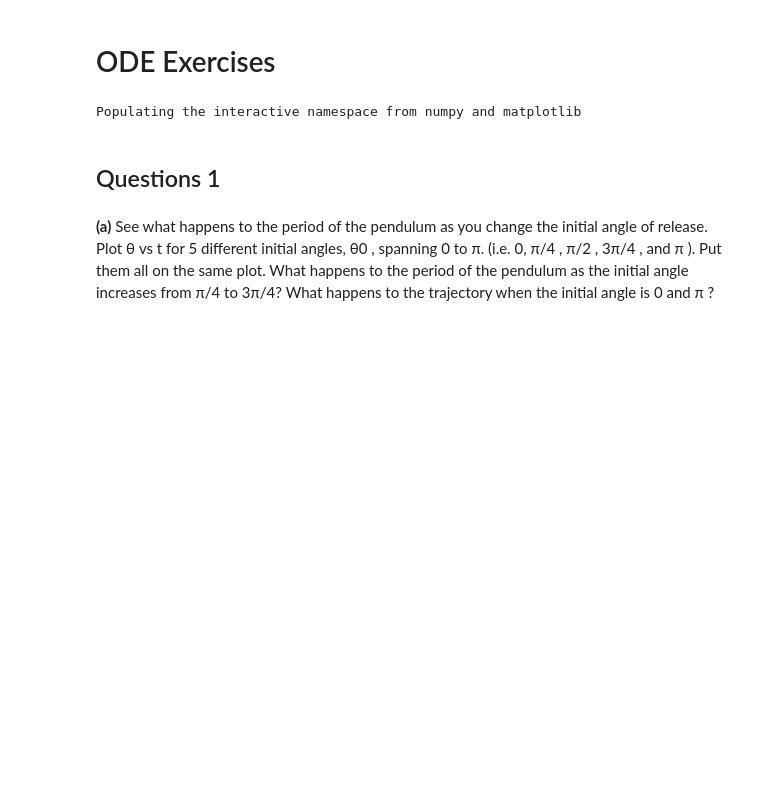
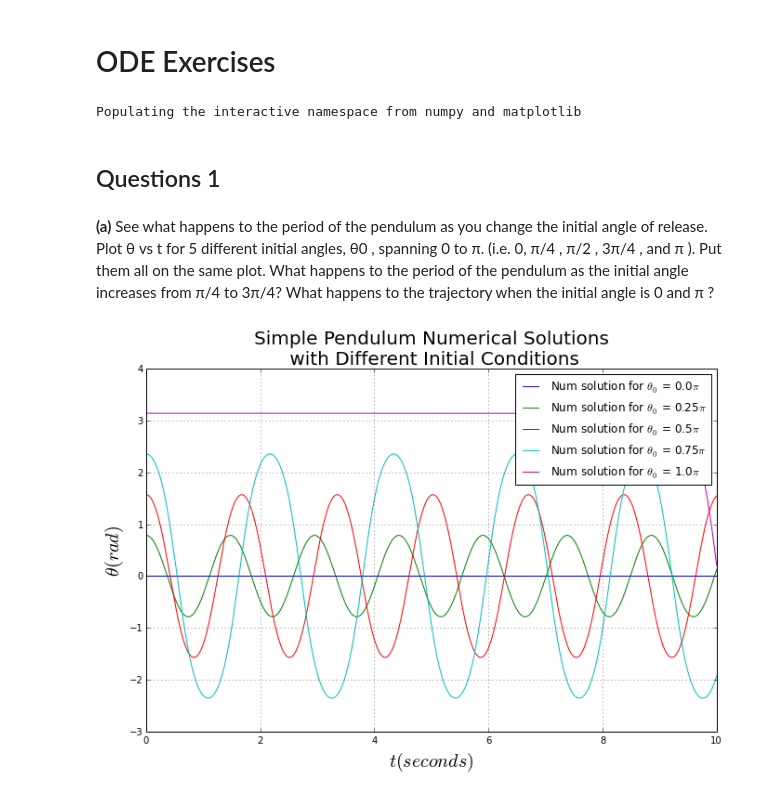
Before and after one commit to pnguye41/PHYS202-S14, a Jupyter notebook: SciPy/ODEExercises.ipynb, the cells around one changed output. Drawn from its saved outputs; the diff is of its cells as text; code cells hidden in the pictures; blank space fills up the shorter version.

Commit message:
modified Integration, MC Integration, and ODE Exercises

```diff
--- a/SciPy/ODEExercises.ipynb
+++ b/SciPy/ODEExercises.ipynb
@@ -14,22 +14,33 @@ Populating the interactive namespace from numpy and matplotlib
 # %%
 g = 9.8 #m/w^2
 ell = 0.5 #m
-th0 = 20.*np.pi/180 # 20 degrees, but must use radians
+th0 = [0,np.pi/4,np.pi/2,3*np.pi/4,np.pi]
+
+plt.figure(figsize=(11,7))
 
 def deriv(theta_current,t): #return derivatives of array theta
     g = 9.8 # m/s^2
     ell = 0.5 #m
     theta = theta_current[0]
     omega = theta_current[1]
     dtheta = omega
     domega = -(g/ell)*np.sin(theta)
     return np.array([dtheta, domega])
 
 t = np.arange(0.,10.+0.01,0.01)
 
 omega0 = 0. #starting from rest, omega = 0
-theta_init = np.array([th0, omega0]) # initial values, th0 from before = 20 degrees, in radians
+for th0 in th0:
+    theta_init = np.array([th0, omega0]) # initial values, th0 from before = 20 degrees, in radians
 
-#pass function deriv to the solve with initial values and integration variable
-theta = odeint(deriv,theta_init,t)
-print theta.shape
+    #pass function deriv to the solve with initial values and integration variable
+    theta = odeint(deriv,theta_init,t)
+    plt.plot(t,theta[:,0],'-',label=r"Num solution for $\theta_0$ = %s$\pi$" % (th0/np.pi))
+plt.title("Simple Pendulum Numerical Solutions \n with Different Initial Conditions",fontsize=20)
+plt.xlabel(r'$t (seconds)$',fontsize=20)
+plt.ylabel(r'$\theta (rad)$',fontsize=20)
+plt.grid()
+plt.legend()
+plt.show()
+# %% [output]
+[figure, added]
```
Also changed, not shown: parts of 10 cells of this notebook, 3 other files.
